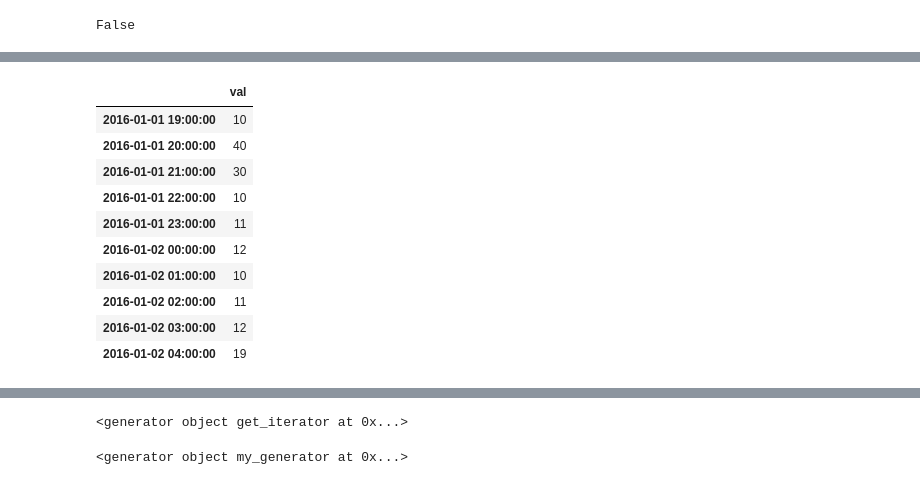
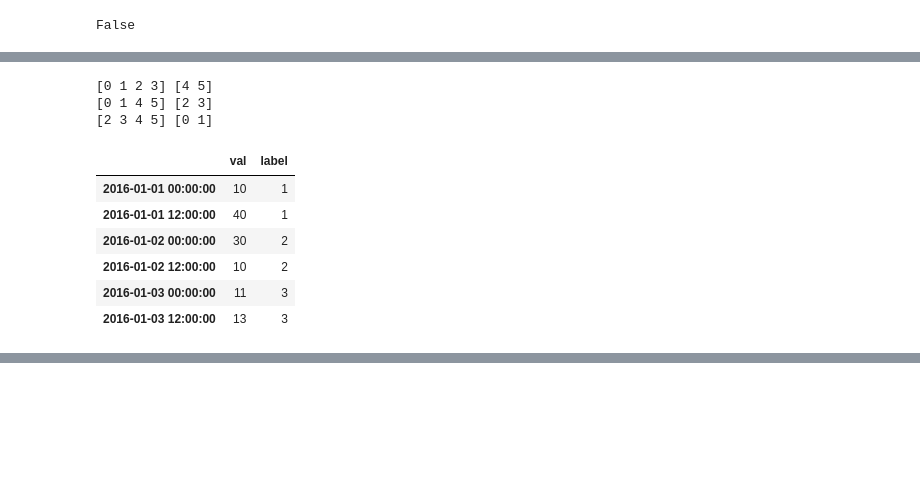
Before and after one commit to sidazhou/ipython_notes, a Jupyter notebook: testing.ipynb, the cells around one changed output, grey strips where cells are left out. Saved outputs shown, nothing was run; the diff lists cells and outputs as text; code cells hidden in the pictures; blank space fills up the shorter version.

```diff
--- a/testing.ipynb
+++ b/testing.ipynb
@@ -151,21 +119,24 @@ Name: 2016-01-01 22:00:00, dtype: int64
 # %%
-df = pd.DataFrame({'val': [10,40,30,10,11,12,10,11,12,19]}, index=pd.date_range('2016-01-01 19:00:00', periods=10, freq='H' ) )
-display(df)
+df = pd.DataFrame({'val': [10,40,30,10,11,13]}, index=pd.date_range('2016-01-01 00:00:00', periods=6, freq='12H' ) )
 
-def myf(df, generator):
-    for value in generator():
-        display(value)
+df['group_label'] = df.groupby(pd.TimeGrouper('D')).grouper.group_info[0] + 1
 
-myf(df, df.groupby(pd.TimeGrouper('2h')).__iter__ )
+
+lkf = LabelKFold(df['label'], n_folds=3)
+
+for train, test in lkf:
+     print("%s %s" % (train, test))
+
+
+df
 # %% [output]
+[0 1 2 3] [4 5]
+[0 1 4 5] [2 3]
+[2 3 4 5] [0 1]
-|  | val |
-| 2016-01-01 19:00:00 | 10 |
-| 2016-01-01 20:00:00 | 40 |
-| 2016-01-01 21:00:00 | 30 |
-| 2016-01-01 22:00:00 | 10 |
-| 2016-01-01 23:00:00 | 11 |
-| 2016-01-02 00:00:00 | 12 |
-| 2016-01-02 01:00:00 | 10 |
-| 2016-01-02 02:00:00 | 11 |
-| 2016-01-02 03:00:00 | 12 |
-| 2016-01-02 04:00:00 | 19 |
+|  | val | label |
+| 2016-01-01 00:00:00 | 10 | 1 |
+| 2016-01-01 12:00:00 | 40 | 1 |
+| 2016-01-02 00:00:00 | 30 | 2 |
+| 2016-01-02 12:00:00 | 10 | 2 |
+| 2016-01-03 00:00:00 | 11 | 3 |
+| 2016-01-03 12:00:00 | 13 | 3 |
@@ -188,15 +142,0 @@ myf(df, df.groupby(pd.TimeGrouper('2h')).__iter__ )
-# %%
-qq=df.groupby(pd.TimeGrouper('2h'))
-asdas = qq.__iter__
-asdas()
-# %% [output]
-<generator object get_iterator at 0x...>
-# %%
-def my_generator():
-    yield 1
-    yield 2
-    yield 3
-
-my_generator()
-# %% [output]
-<generator object my_generator at 0x...>
```
Also changed, not shown: parts of 4 cells of this notebook, 1 other file.
